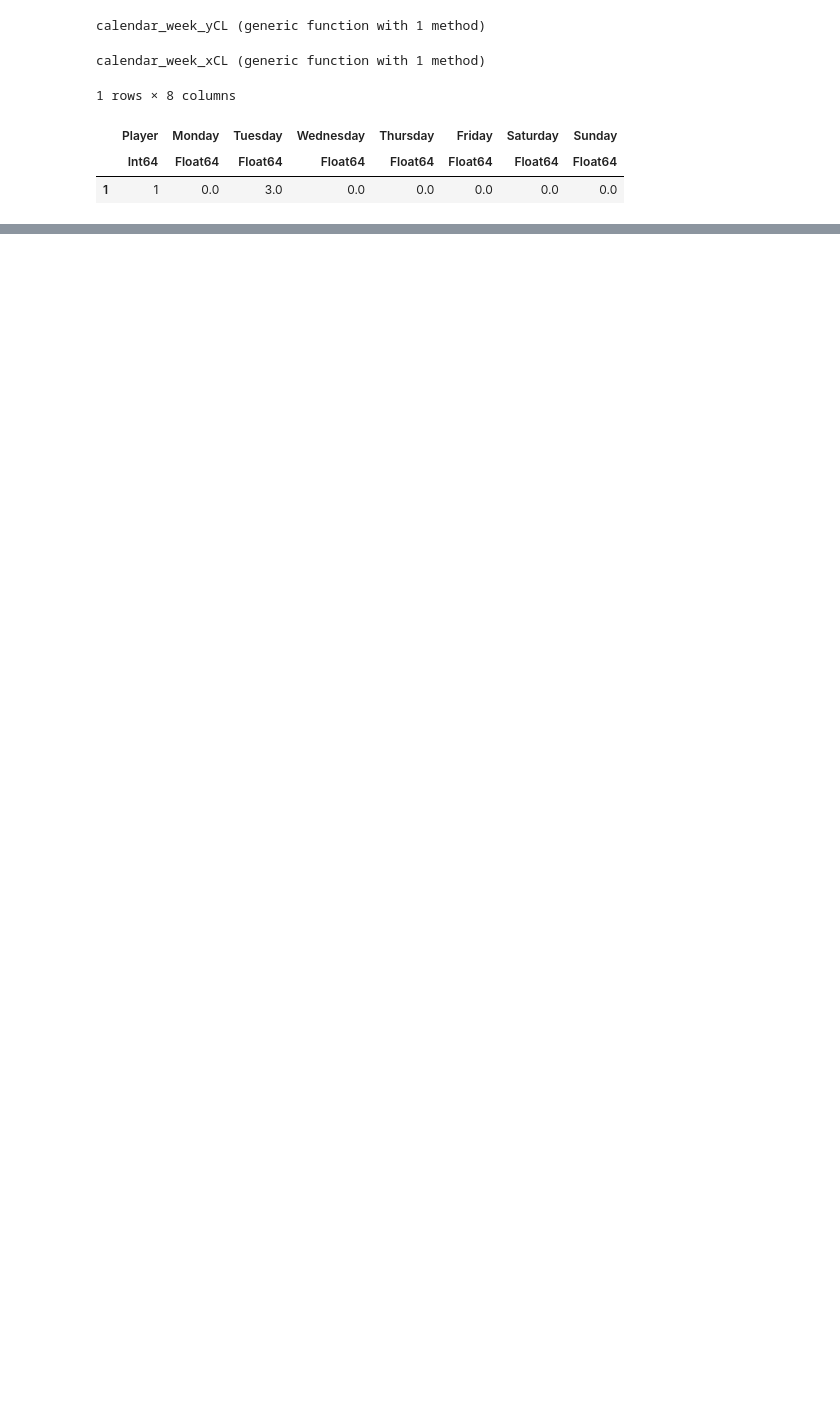
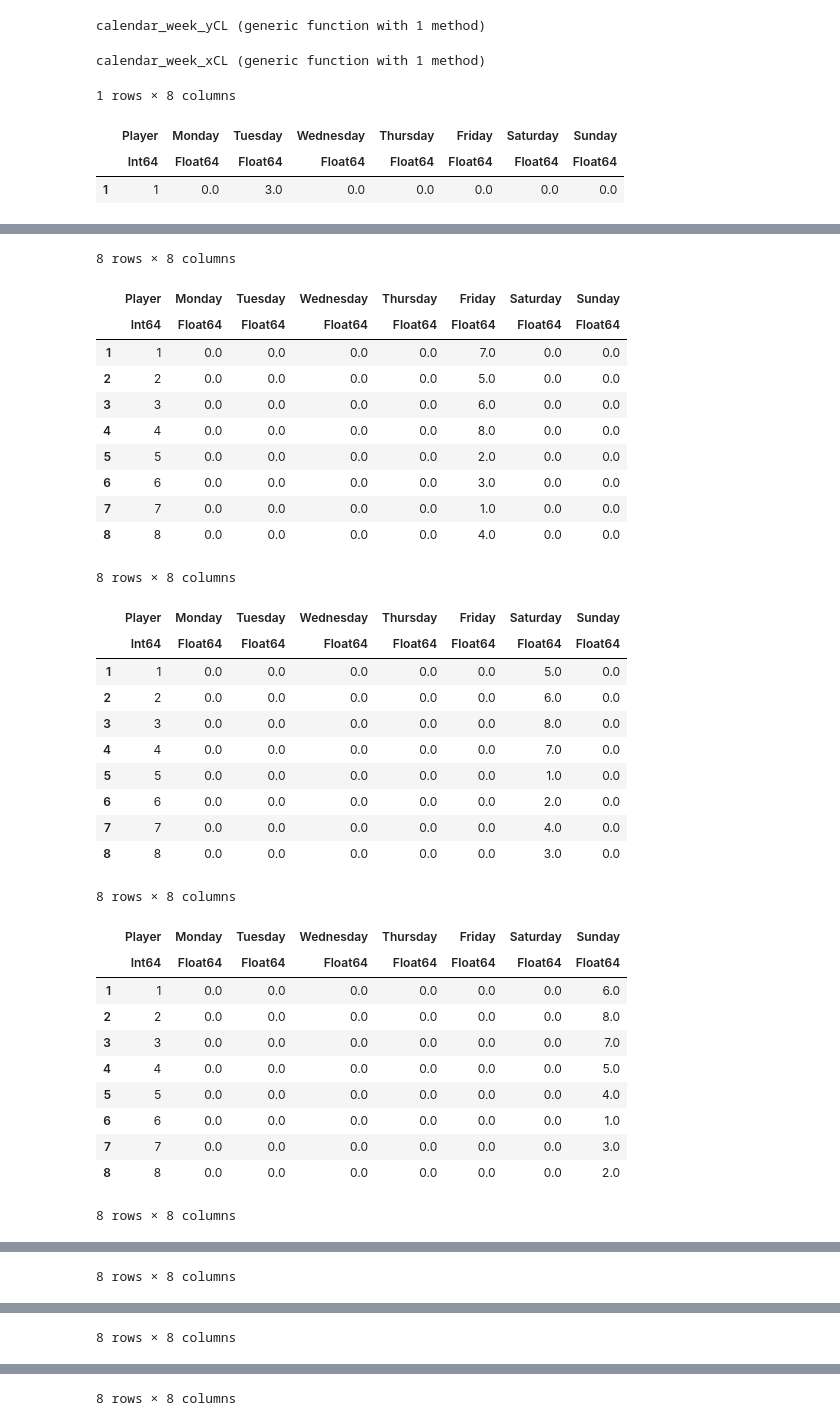
Before and after one commit to azanon00/Soccer_Schedule_Optimization, a Jupyter notebook: Football matches scheduling.ipynb, the cells around one changed output, grey strips where cells are left out. Drawn from its saved outputs; the diff is of its cells as text; code cells hidden in the pictures; blank space fills up the shorter version.

```diff
--- a/Football matches scheduling.ipynb
+++ b/Football matches scheduling.ipynb
@@ -334,0 +241,9 @@ calendar_week_xCL(x,2)
+# %%
+# number of teams
+N = 12
+
+# number of weeks
+W = N-1
+
+# number of days per weeks
+D = 7;
@@ -334,0 +317,2 @@ calendar_week_xCL(x,2)
+# %%
+opt_x_p1 = value.(x);
@@ -334,0 +374,2 @@ calendar_week_xCL(x,2)
+# %%
+opt_x_p21 = value.(x);
@@ -334,0 +431,21 @@ calendar_week_xCL(x,2)
+# %%
+# create matrix of dimension N x N x W x D
+X = zeros(N, N, W, D)
+
+for i in 1:N
+    for j in 1:N
+        for w in 1:W
+            for d in 1:D
+                if w <= 4
+                    X[i, j, w, d] = opt_x_p1[i, j, w-1, d]
+                else
+                    if i <= 4 && j <= 4
+                        X[i, j, w, d] = opt_x_p21[i, j, w-1, d]
+                    elseif i > 4 && j > 4
+                        X[i, j, w, d] = opt_x_p22[i, j, w-1, d]
+                    end
+                end
+            end
+        end
+    end
+end
@@ -334,0 +472,39 @@ calendar_week_xCL(x,2)
+# %%
+for i in 1:W
+    display(calendar_week(X, i))
+end
+# %% [output]
+8 rows × 8 columns
+|  | Player | Monday | Tuesday | Wednesday | Thursday | Friday | Saturday | Sunday |
+|  | Int64 | Float64 | Float64 | Float64 | Float64 | Float64 | Float64 | Float64 |
+| 1 | 1 | 0.0 | 0.0 | 0.0 | 0.0 | 7.0 | 0.0 | 0.0 |
+| 2 | 2 | 0.0 | 0.0 | 0.0 | 0.0 | 5.0 | 0.0 | 0.0 |
+| 3 | 3 | 0.0 | 0.0 | 0.0 | 0.0 | 6.0 | 0.0 | 0.0 |
+| 4 | 4 | 0.0 | 0.0 | 0.0 | 0.0 | 8.0 | 0.0 | 0.0 |
+| 5 | 5 | 0.0 | 0.0 | 0.0 | 0.0 | 2.0 | 0.0 | 0.0 |
+| 6 | 6 | 0.0 | 0.0 | 0.0 | 0.0 | 3.0 | 0.0 | 0.0 |
+| 7 | 7 | 0.0 | 0.0 | 0.0 | 0.0 | 1.0 | 0.0 | 0.0 |
+| 8 | 8 | 0.0 | 0.0 | 0.0 | 0.0 | 4.0 | 0.0 | 0.0 |
+8 rows × 8 columns
+|  | Player | Monday | Tuesday | Wednesday | Thursday | Friday | Saturday | Sunday |
+|  | Int64 | Float64 | Float64 | Float64 | Float64 | Float64 | Float64 | Float64 |
+| 1 | 1 | 0.0 | 0.0 | 0.0 | 0.0 | 0.0 | 5.0 | 0.0 |
+| 2 | 2 | 0.0 | 0.0 | 0.0 | 0.0 | 0.0 | 6.0 | 0.0 |
+| 3 | 3 | 0.0 | 0.0 | 0.0 | 0.0 | 0.0 | 8.0 | 0.0 |
+| 4 | 4 | 0.0 | 0.0 | 0.0 | 0.0 | 0.0 | 7.0 | 0.0 |
+| 5 | 5 | 0.0 | 0.0 | 0.0 | 0.0 | 0.0 | 1.0 | 0.0 |
+| 6 | 6 | 0.0 | 0.0 | 0.0 | 0.0 | 0.0 | 2.0 | 0.0 |
+| 7 | 7 | 0.0 | 0.0 | 0.0 | 0.0 | 0.0 | 4.0 | 0.0 |
+| 8 | 8 | 0.0 | 0.0 | 0.0 | 0.0 | 0.0 | 3.0 | 0.0 |
+8 rows × 8 columns
+|  | Player | Monday | Tuesday | Wednesday | Thursday | Friday | Saturday | Sunday |
+|  | Int64 | Float64 | Float64 | Float64 | Float64 | Float64 | Float64 | Float64 |
+| 1 | 1 | 0.0 | 0.0 | 0.0 | 0.0 | 0.0 | 0.0 | 6.0 |
+| 2 | 2 | 0.0 | 0.0 | 0.0 | 0.0 | 0.0 | 0.0 | 8.0 |
+| 3 | 3 | 0.0 | 0.0 | 0.0 | 0.0 | 0.0 | 0.0 | 7.0 |
+| 4 | 4 | 0.0 | 0.0 | 0.0 | 0.0 | 0.0 | 0.0 | 5.0 |
+| 5 | 5 | 0.0 | 0.0 | 0.0 | 0.0 | 0.0 | 0.0 | 4.0 |
+| 6 | 6 | 0.0 | 0.0 | 0.0 | 0.0 | 0.0 | 0.0 | 1.0 |
+| 7 | 7 | 0.0 | 0.0 | 0.0 | 0.0 | 0.0 | 0.0 | 3.0 |
+| 8 | 8 | 0.0 | 0.0 | 0.0 | 0.0 | 0.0 | 0.0 | 2.0 |
+8 rows × 8 columns
@@ -334,0 +521 @@ calendar_week_xCL(x,2)
+8 rows × 8 columns
@@ -334,0 +532 @@ calendar_week_xCL(x,2)
+8 rows × 8 columns
@@ -334,0 +543 @@ calendar_week_xCL(x,2)
+8 rows × 8 columns
```
Also changed, not shown: parts of 17 cells of this notebook.
